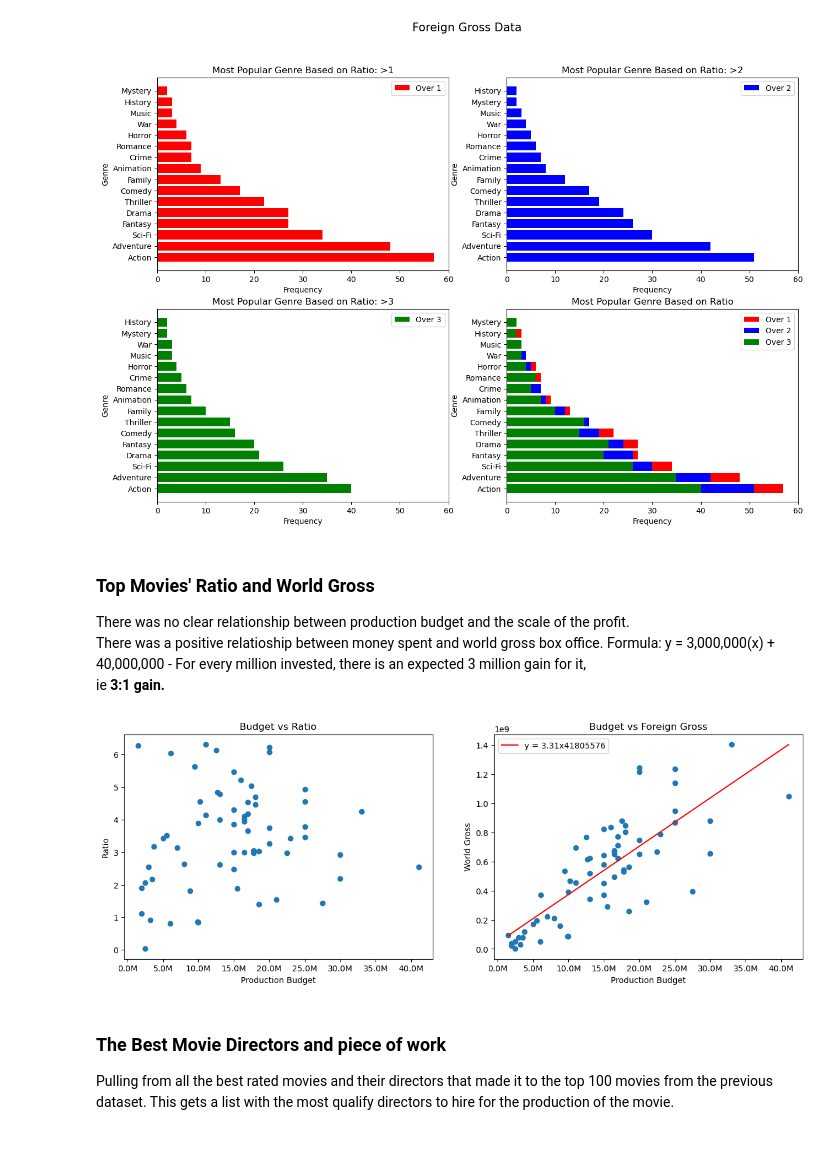
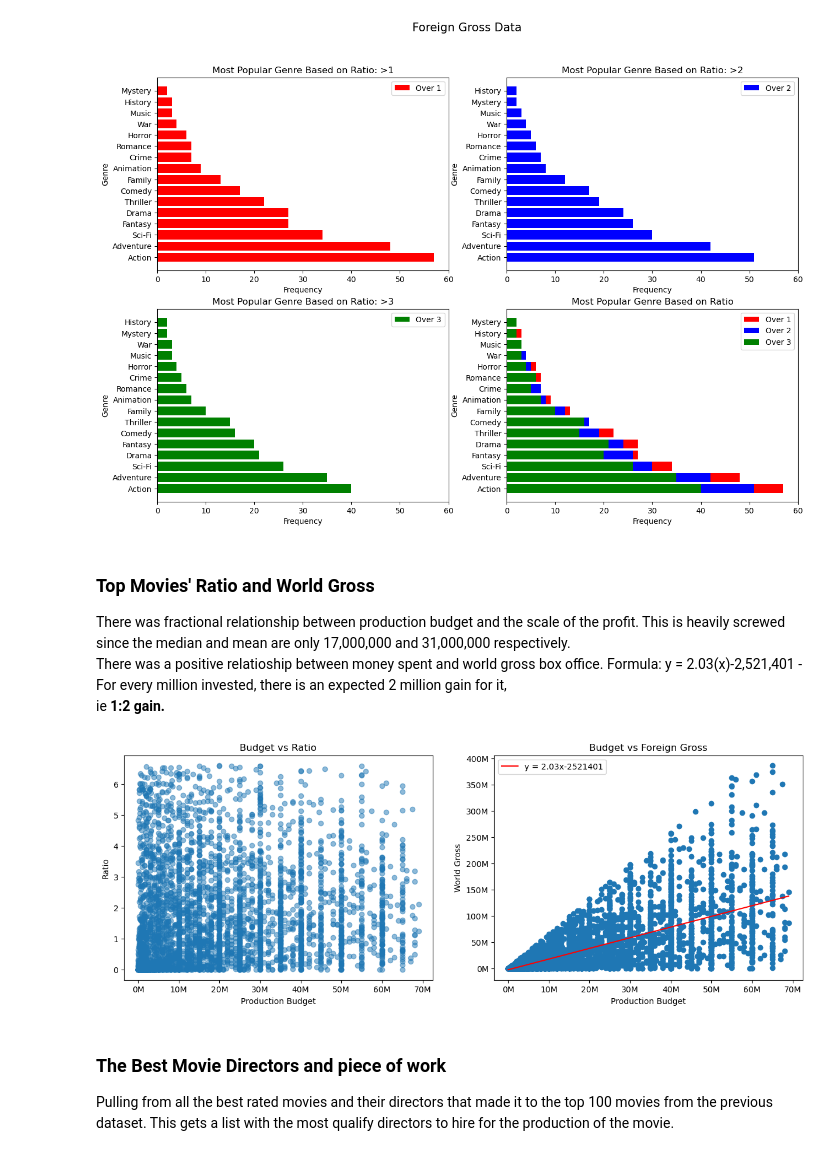
Before and after one commit to Tommyphung1/Movie_Anaylsis_for_Profit-, a Jupyter notebook: movie_code.ipynb, the cells around one changed output. Cells and saved outputs as stored; diff of their text form; code cells hidden in the pictures.

```diff
--- a/movie_code.ipynb
+++ b/movie_code.ipynb
@@ -204,6 +204,9 @@ ratio_max = (dp.find_min_max(df_2['prod_world_ratio']))[1]
 # %% [output]
 Max Outlier:  69500000.0
 Max Outlier:  6.607385548232989
+# %%
+# Dataset with all outliers removed
+outlier_removed = df_2.loc[(df_2['prod_world_ratio'] <= ratio_max) & (df_2['production_budget'] <= budget_max)]
 # %% [markdown]
 ### IMDB
 Database that has alot of information so will be only focusing on director
@@ -248,15 +251,14 @@ dv.genre_comparison('Foreign Gross Data',over_1_w, over_2_w, over_3_w)
 [figure]
 # %% [markdown]
 ### Top Movies' Ratio and World Gross
-There was no clear relationship between production budget and the scale of the profit. <br>
+There was fractional relationship between production budget and the scale of the profit. This is heavily screwed since the median and mean are only 17,000,000 and 31,000,000 respectively. <br>
 There was a positive relatioship between money spent and world gross box office.
-Formula: y = 3,000,000(x) + 40,000,000 - For every million invested, there is an expected 3 million gain for it, <br>
-ie **3:1 gain.**
+Formula: y = 2.03(x)-2,521,401 - For every million invested, there is an expected 2 million gain for it, <br>
+ie **1:2 gain.**
 # %%
-df1_and_2 = df_2.loc[(df_2['movie'].isin(df1_top_movies['title']))  & (df_2['prod_world_ratio'] <= ratio_max)]    #See what kind of trend the top movies have
-dv.graph_budgets(df1_and_2)
+dv.graph_budgets(outlier_removed)
 # %% [output]
-[figure, old version]
+[figure, new version]
 # %% [markdown]
 ### **The Best Movie Directors and piece of work**
 Pulling from all the best rated movies and their directors that made it to the top 100 movies from the previous dataset. This gets a list with the most qualify directors to hire for the production of the movie.
```
Also changed, not shown: parts of 4 cells of this notebook, 6 other files.
